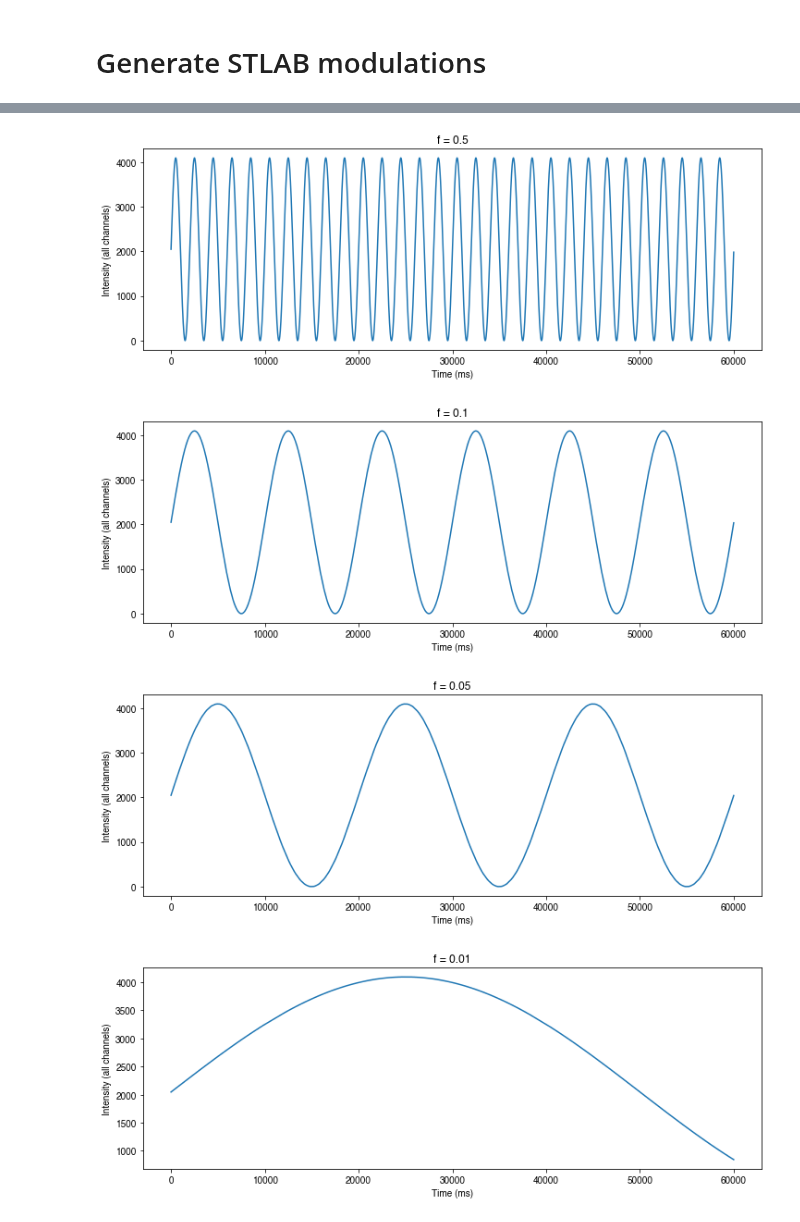
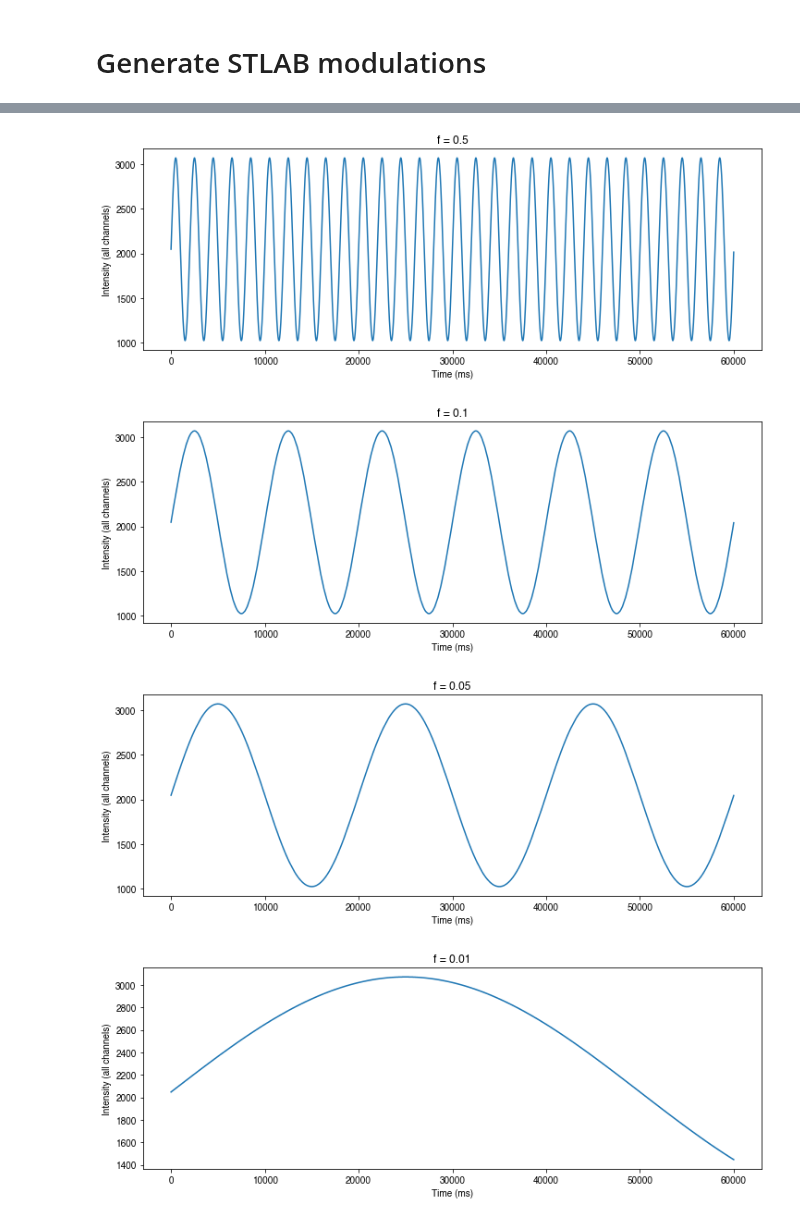
Before and after one commit to PySilentSubstitution/pysilsub, a Jupyter notebook: notebooks/STLAB_modulation_example.ipynb, the cells around one changed output, grey strips where cells are left out. Saved outputs shown, nothing was run; the diff lists cells and outputs as text; code cells hidden in the pictures.

```diff
--- a/notebooks/STLAB_modulation_example.ipynb
+++ b/notebooks/STLAB_modulation_example.ipynb
@@ -38,7 +38,7 @@ maxtensity = 4095
 
 # Stimulus params
 background  = maxtensity/2
-amplitude   = maxtensity/2
+amplitude   = maxtensity/4
 frequencies = [2, 1, 0.5, 0.1, 0.05, 0.01]
 duration = 60 # s
 
@@ -91,4 +91,4 @@ for freq in frequencies:
-[figure, old version]
+[figure, new version]
-[figure, old version]
+[figure, new version]
-[figure, old version]
+[figure, new version]
-[figure, old version]
+[figure, new version]
```
Also changed, not shown: parts of 4 cells of this notebook, 6 other files.
